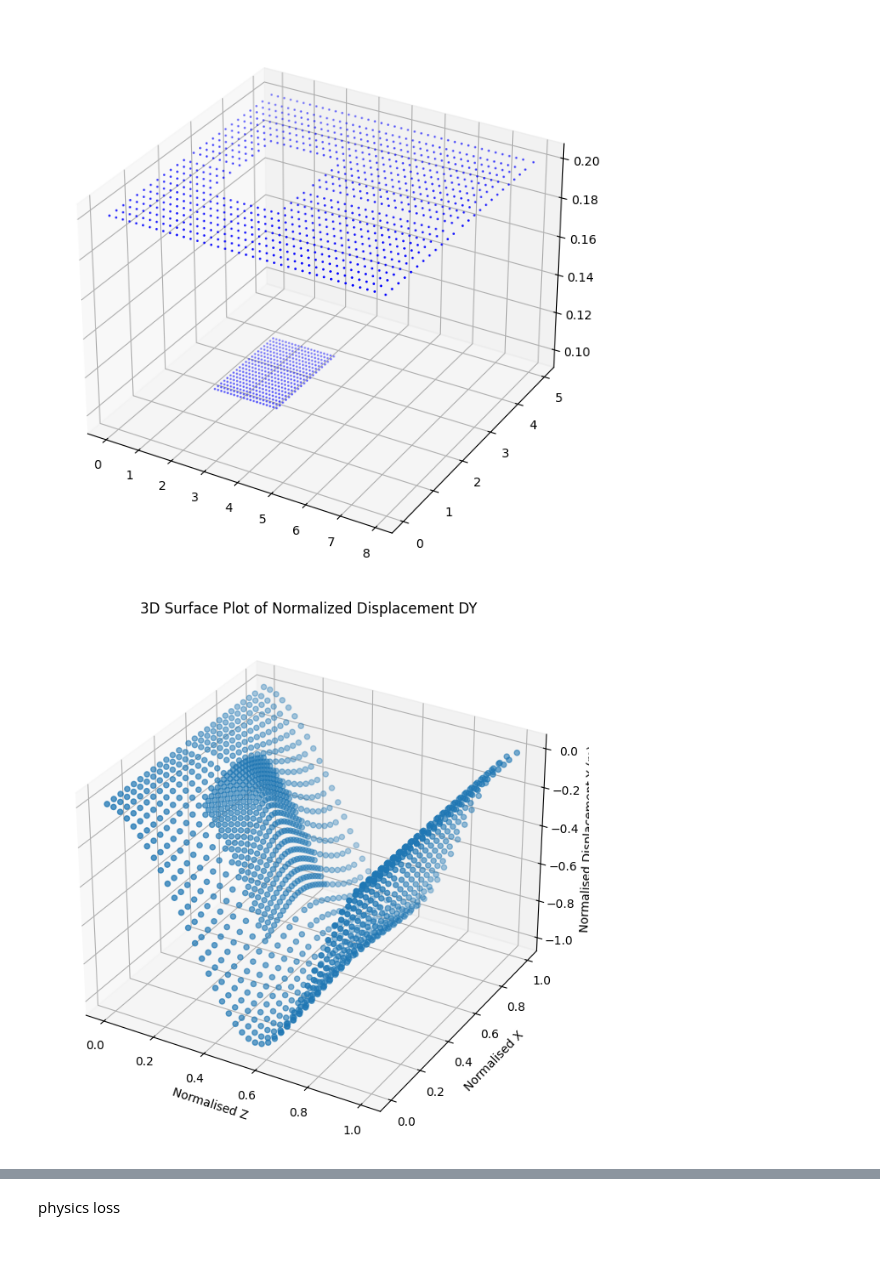
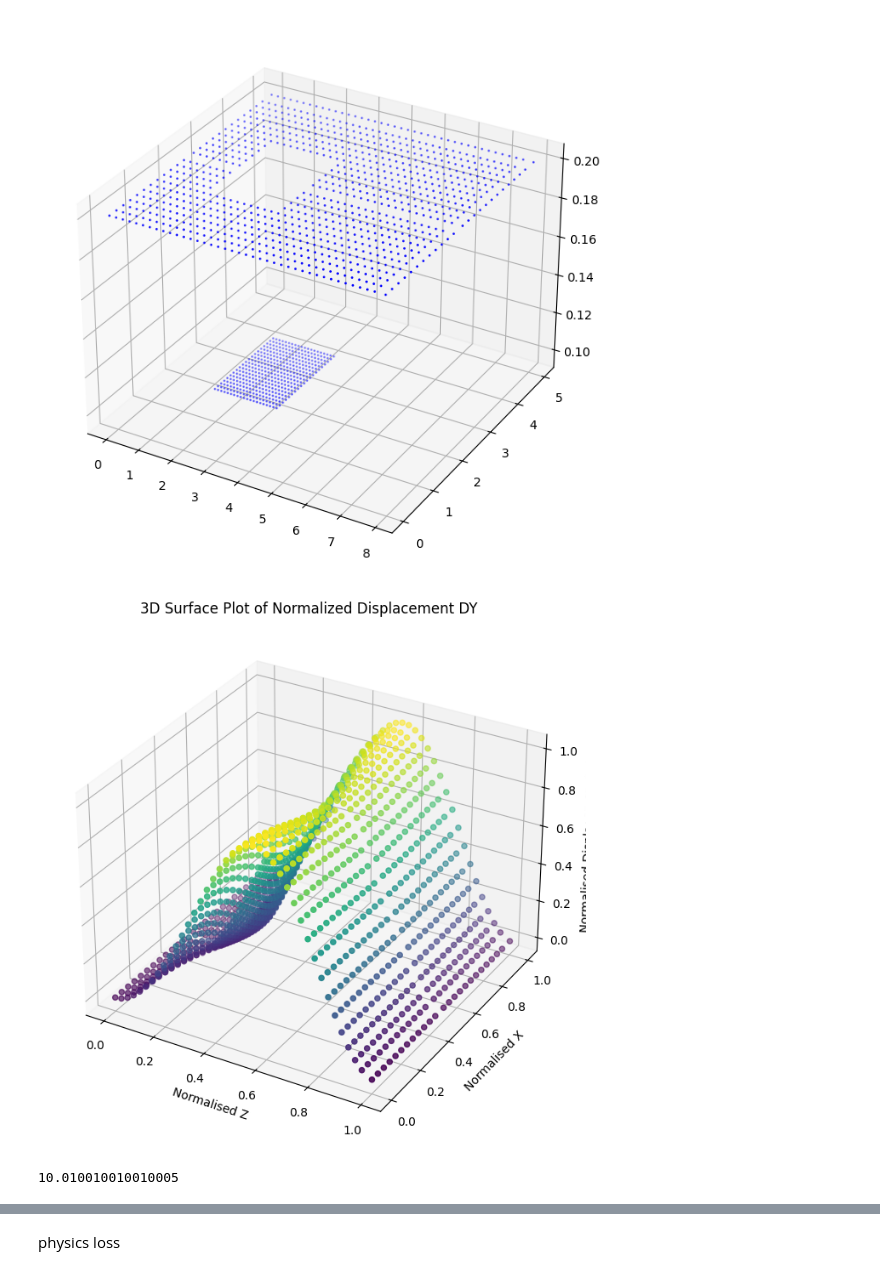
Before and after one commit to ShiyuanDengg/2D-Wall, a Jupyter notebook: 2D Propped Prediction .ipynb, the cells around one changed output, grey strips where cells are left out. Cells and saved outputs as stored; diff of their text form; code cells hidden in the pictures.

```diff
--- a/2D Propped Prediction .ipynb
+++ b/2D Propped Prediction .ipynb
@@ -44,10 +44,12 @@ def is_in_dense_region(z, x):
     return (z_dense_lim1 <= z) & (z <= z_dense_lim2) & (x_dense_lim1 <= x) & (x <= x_dense_lim2)
 # %%
 x_raw, z_raw, y_raw = np.split(results, 3, axis = -1)
+y_raw = -y_raw
 x_raw_flatten, z_raw_flatten, y_raw_flatten = x_raw.flatten(), z_raw.flatten(), y_raw.flatten()
 
+
 zdim_raw = z_raw.shape[0]
-xdim_raw = x_raw.shape[1]
+xdim_raw = z_raw.shape[1]
 zdim = 40
 xdim = int(zdim / depth * width)
 
@@ -58,17 +60,18 @@ z_sampled_raw = np.zeros_like(z_raw)
 x_sampled_raw = np.zeros_like(x_raw)
 y_sampled_raw = np.zeros_like(y_raw)
 
-delta_z , delta_x = [], []
+delta_z , delta_x = [], []  #local spacing for z and x
 
-for z_in in range(x_raw.shape[0]):
-    for x_in in range(x_raw.shape[1]):
+for z_in in range(zdim_raw):
+    for x_in in range(xdim_raw):
         z, x, y = z_raw[z_in, x_in], x_raw[z_in, x_in], y_raw[z_in, x_in]
         if is_in_dense_region(z, x):
             z_sampled_raw[z_in, x_in] = z
             x_sampled_raw[z_in, x_in] = x
             y_sampled_raw[z_in, x_in] = y
             delta_z.append(depth / zdim_raw)
-            delta_x.append(width / xdim_raw)
+            delta_x.append(width / xdim_raw)    #denser spacing
+
         else:
             if (not is_in_dense_region(z,x) and (z_in in z_sample_index) and (x_in in x_sample_index)):
                 z_sampled_raw[z_in, x_in] = z
@@ -76,10 +79,11 @@ for z_in in range(x_raw.shape[0]):
                 y_sampled_raw[z_in, x_in] = y
                 delta_z.append(depth / zdim)
                 delta_x.append(width / xdim)
+
             else:
                 z_sampled_raw[z_in, x_in] = np.nan
                 x_sampled_raw[z_in, x_in] = np.nan
-                y_sampled_raw[z_in, x_in] = np.nan
+                y_sampled_raw[z_in, x_in] = np.nan  #otherwise dont sample
 
 
 z_sampled_flatten = z_sampled_raw.flatten()
@@ -90,10 +94,9 @@ z_flatten = z_sampled_flatten[~np.isnan(z_sampled_flatten)]
 x_flatten = x_sampled_flatten[~np.isnan(x_sampled_flatten)]
 y_flatten = y_sampled_flatten[~np.isnan(y_sampled_flatten)]
 
-z_max = np.max(z_raw[:,0])
-x_max = np.max(x_raw[0])
-y_max = np.max(abs(y_raw))
-
+z_max = np.max(z_raw_flatten)
+x_max = np.max(x_raw_flatten)
+y_max = np.max(abs(y_raw_flatten))
 
 fig = plt.figure(figsize=(10, 8))
 ax = fig.add_subplot(111, projection='3d')
@@ -104,33 +107,32 @@ ax.scatter(z_flatten, x_flatten, delta_x, c='b', marker='o', s=1)
 # %%
 z_norm_flatten = z_flatten / z_max
 x_norm_flatten = x_flatten / x_max
 y_norm_flatten = y_flatten / y_max
 
 z_norm_flatten_tf = tf.convert_to_tensor(z_norm_flatten, dtype=tf.float32)
 x_norm_flatten_tf = tf.convert_to_tensor(x_norm_flatten, dtype=tf.float32)
 y_norm_flatten_tf = tf.convert_to_tensor(y_norm_flatten, dtype=tf.float32)
 
 delta_z = np.array(delta_z)
 delta_x = np.array(delta_x)
 
 results_norm_flatten = np.stack((z_norm_flatten, x_norm_flatten, y_norm_flatten, delta_z, delta_x), axis = -1)
 results_norm_flatten_tf = tf.convert_to_tensor(results_norm_flatten, dtype=tf.float32)
 
 fig = plt.figure(figsize=(10, 8))
 ax = fig.add_subplot(111, projection='3d')
-surf = ax.scatter(z_norm_flatten, x_norm_flatten, y_norm_flatten)
+ax.scatter(z_norm_flatten, x_norm_flatten, y_norm_flatten, c = y_norm_flatten, cmap='viridis')
 ax.set_xlabel('Normalised Z')
 ax.set_ylabel('Normalised X')
 ax.set_zlabel('Normalised Displacement Y (m)')
 ax.set_title('3D Surface Plot of Normalized Displacement DY')
 
 plt.show()
 # %% [output]
-[figure, old version]
+[figure, new version]
 # %%
 def q_soil_smooth(z, width=0.2):
 
-    # Lines on either side of the break
     m1      =  Ka * gamma                                   # slope for z ≤ H
     m2      = (Ka - Kp_mobilised) * gamma                   # slope for z ≥ H
     c2      =  Kp_mobilised * gamma * H_exposed             # intercept so the
@@ -139,6 +141,7 @@ def q_soil_smooth(z, width=0.2):
     w = 0.5 * (1 + np.tanh((z - H_exposed) / width))        # 0 left, 1 right
 
     return (1 - w) * (m1 * z) + w * (m2 * z + c2)
+
 def gaussian_prop(z, x, force, xc = width/2, zc = z_prop, sigma = 1e-2):
 
     phi = force * tf.exp(-((x - xc)**2 + (z - zc)**2) / (2 * sigma**2))
@@ -146,9 +149,12 @@ def gaussian_prop(z, x, force, xc = width/2, zc = z_prop, sigma = 1e-2):
 
     return scale * phi
 
-q_s = q_soil_smooth(z_norm_flatten)
+q_s = q_soil_smooth(z_flatten)
 q_max = max(q_s)
 q_norm = q_s / q_max
+zR_prop / q_max
+# %% [output]
+10.010010010010005
 # %%
 model = keras.Sequential([
     keras.layers.Input(shape = (2,)),
```
Also changed, not shown: parts of 9 cells of this notebook.
